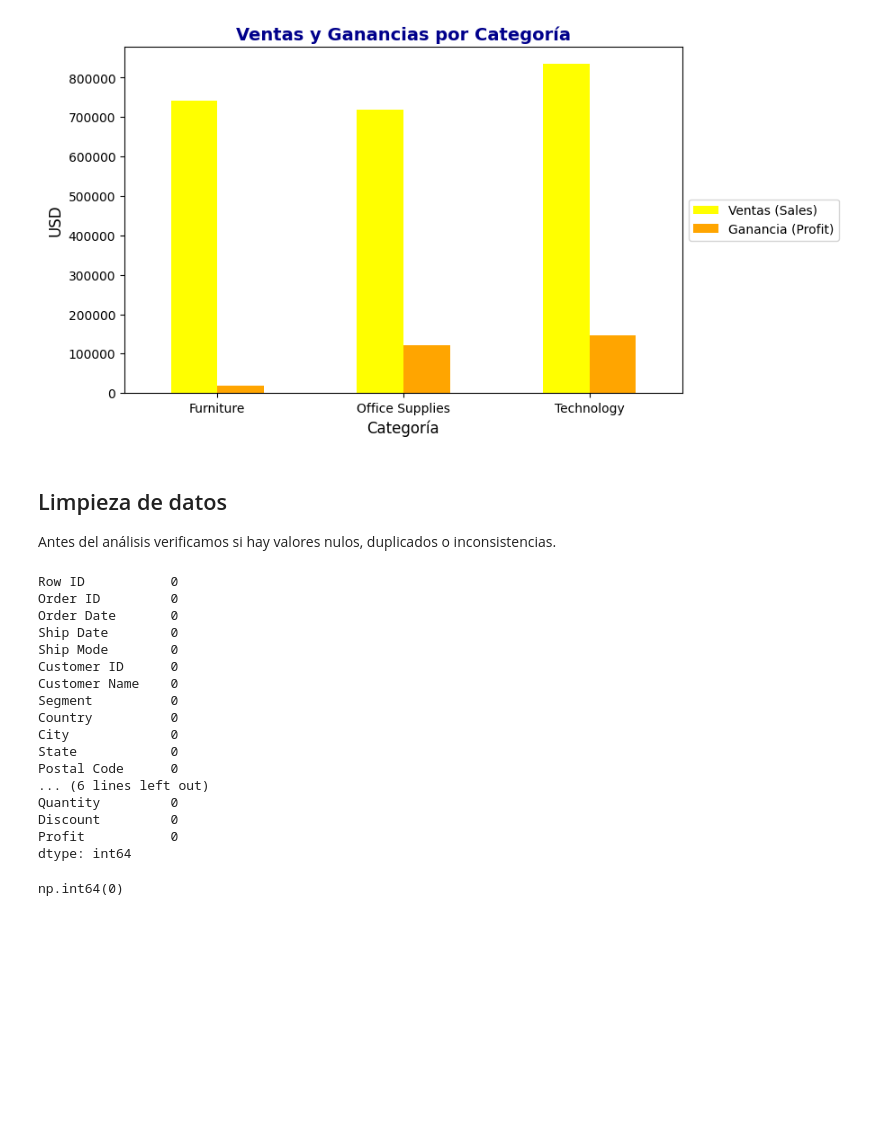
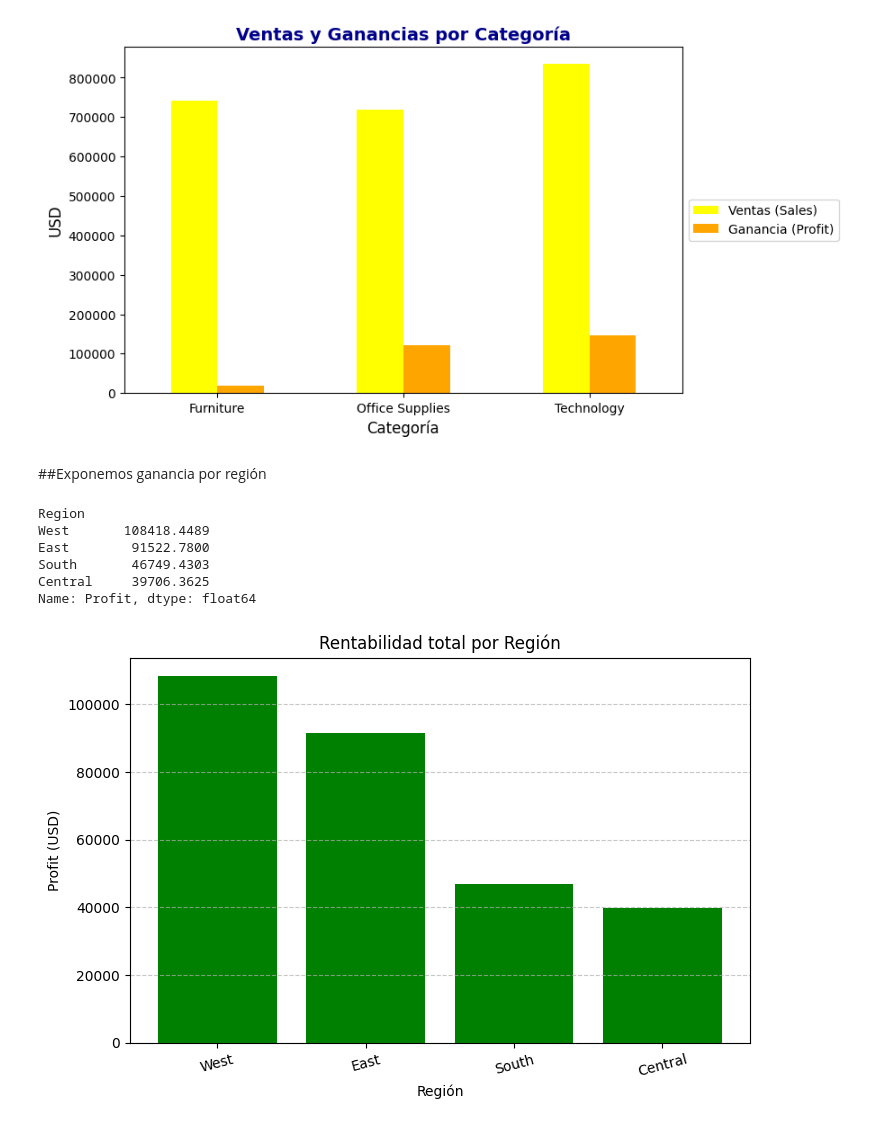
Before and after one commit to AgusISO8583/ITBA, a Jupyter notebook: TP_supermercadoG3.ipynb, the cells around one changed output. Saved outputs shown, nothing was run; the diff lists cells and outputs as text; code cells hidden in the pictures; blank space fills up the shorter version.

Commit message:
grafico de ganancia por region

```diff
--- a/TP_supermercadoG3.ipynb
+++ b/TP_supermercadoG3.ipynb
@@ -149,28 +174,33 @@ plt.legend(
 plt.show()
 # %% [output]
 [figure]
-# %% [markdown]
-## Limpieza de datos
-Antes del análisis verificamos si hay valores nulos, duplicados o inconsistencias.
-# %%
-display(df.isnull().sum())
-display(df.duplicated().sum())
-# %% [output]
-Row ID           0
-Order ID         0
-Order Date       0
-Ship Date        0
-Ship Mode        0
-Customer ID      0
-Customer Name    0
-Segment          0
-Country          0
-City             0
-State            0
-Postal Code      0
-... (6 lines left out)
-Quantity         0
-Discount         0
-Profit           0
-dtype: int64
-np.int64(0)
+# %% [markdown]
+##Exponemos ganancia por región
+# %%
+profit_region=df.groupby('Region')['Profit'].sum().sort_values(ascending=False) #creo una variable
+profit_region # la muestro
+# %% [output]
+Region
+West       108418.4489
+East        91522.7800
+South       46749.4303
+Central     39706.3625
+Name: Profit, dtype: float64
+# %%
+import matplotlib.pyplot as plt #importo lib y uso el modulo pylot
+
+profit_region = profit_region.reset_index() #Quedaba region como indice y no como columna
+
+colores = ['green' if x > 0 else 'red' for x in profit_region['Profit']]
+
+
+plt.figure(figsize=(8,5))
+plt.bar(profit_region['Region'], profit_region['Profit'], color=colores)
+plt.title('Rentabilidad total por Región')
+plt.xlabel('Región')
+plt.ylabel('Profit (USD)')
+plt.xticks(rotation=15)
+plt.grid(axis='y', linestyle='--', alpha=0.7)
+plt.show()
+# %% [output]
+[figure, added]
```
Also changed, not shown: parts of 2 cells of this notebook.
